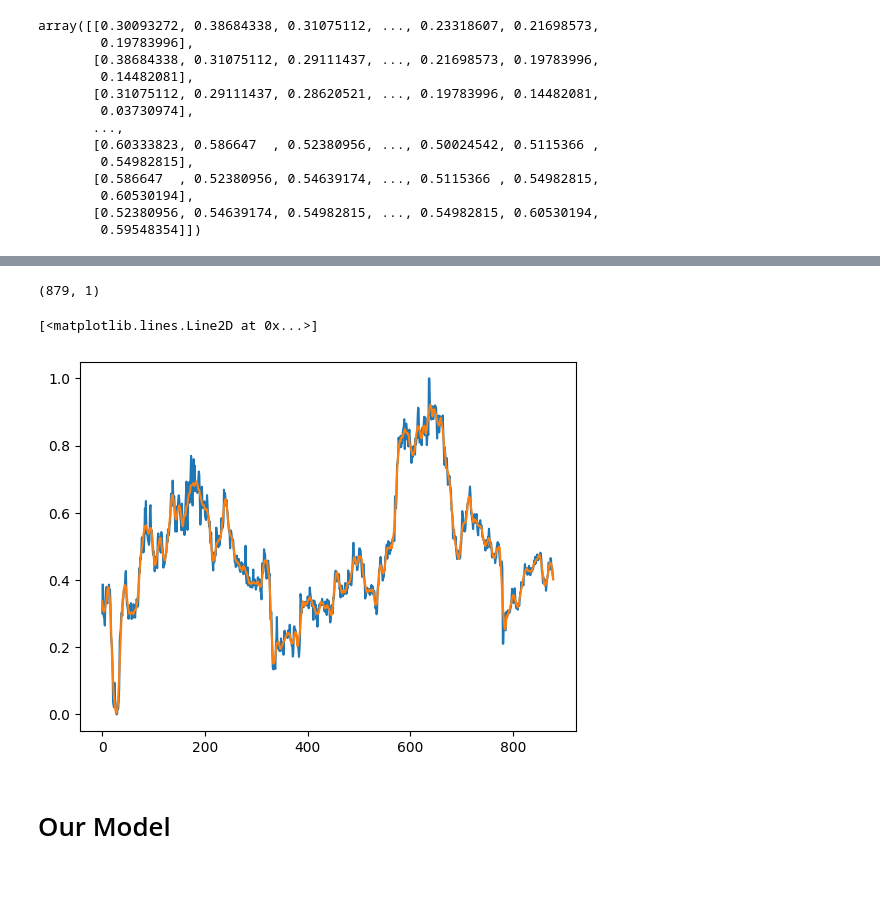
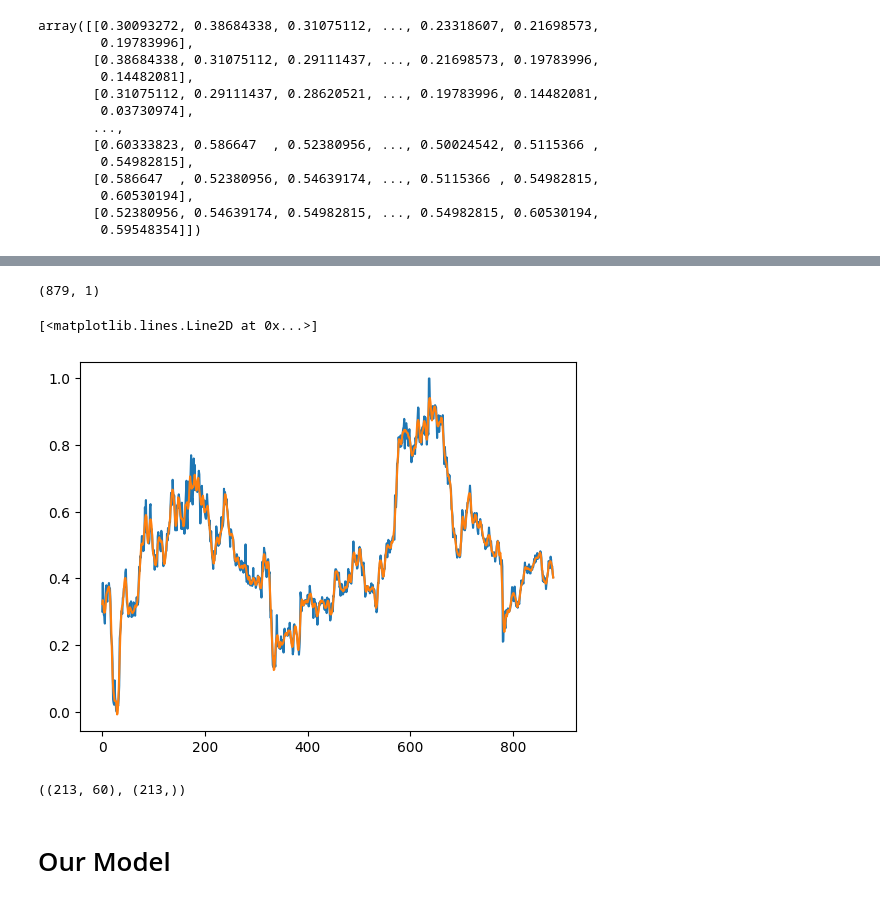
Before and after one commit to hpfref/Financial-Forecasting, a Jupyter notebook: notebook.ipynb, the cells around one changed output, grey strips where cells are left out. Cells and saved outputs as stored; diff of their text form; code cells hidden in the pictures.

Commit message:
Implement labeling of data, smoothing

```diff
--- a/notebook.ipynb
+++ b/notebook.ipynb
@@ -228,15 +231,15 @@ array([[0.30093272, 0.38684338, 0.31075112, ..., 0.23318607, 0.21698573,
 # %%
 # Smoothing the curve with moving average
 from scipy.signal import savgol_filter
 
 plt.plot(scaled_dataset)
 
 print(scaled_dataset.shape)
 
-smoothed_dataset = savgol_filter(scaled_dataset[:,0], window_length=15, polyorder=3)
+smoothed_dataset = savgol_filter(scaled_dataset[:,0], window_length=15, polyorder=5).reshape(-1,1)
 
 plt.plot(smoothed_dataset)
 # %% [output]
 (879, 1)
 [<matplotlib.lines.Line2D at 0x...>]
-[figure, old version]
+[figure, new version]
@@ -243,3 +273,13 @@ plt.plot(smoothed_dataset)
+# %%
+train_data, test_data = getTrainingAndTestData()
+
+train_X, train_Y = create_samples(train_data)
+
+test_X, test_Y = create_samples(test_data)
+
+train_X.shape, train_Y.shape
+# %% [output]
+((213, 60), (213,))
 # %% [markdown]
 # Our Model
 # %%
```
Also changed, not shown: parts of 8 cells of this notebook.
